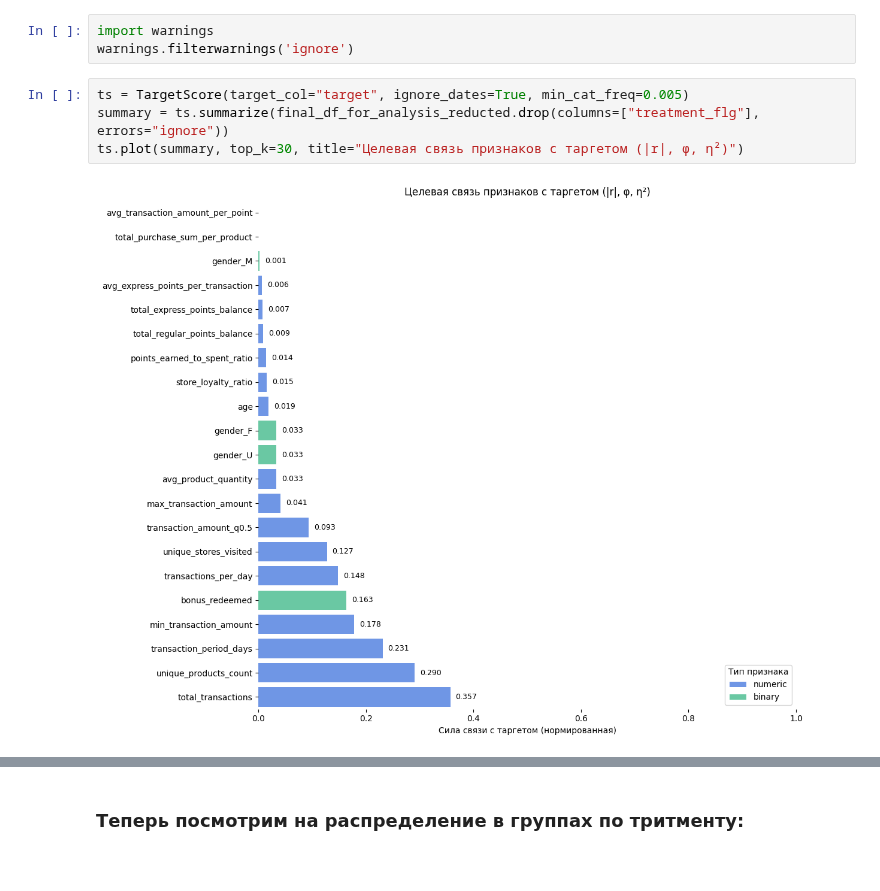
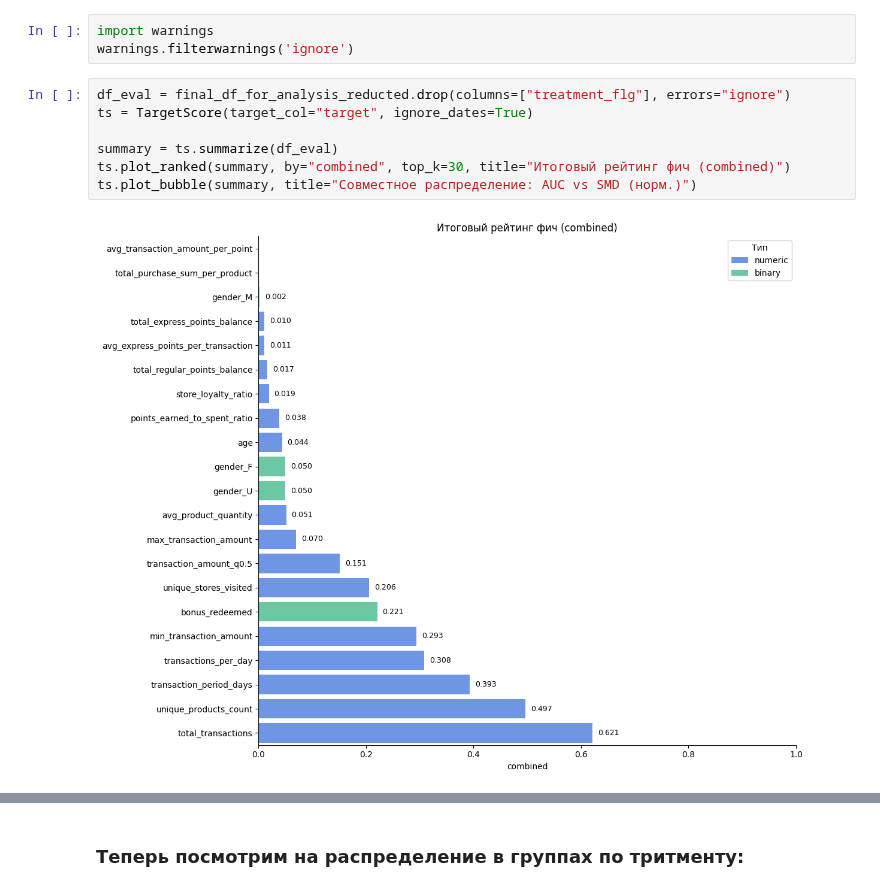
Before and after one commit to VShilovich/uplift-modeling-hse, a Jupyter notebook: EDA/eda.ipynb, the cells around one changed output, grey strips where cells are left out. Drawn from its saved outputs; the diff is of its cells as text.

Commit message:
Corrected the analysis of target distribution from features, interpretation will be added in next commit

```diff
--- a/EDA/eda.ipynb
+++ b/EDA/eda.ipynb
@@ -664,8 +660,11 @@ class TargetScore:
 import warnings
 warnings.filterwarnings('ignore')
 # %%
-ts = TargetScore(target_col="target", ignore_dates=True, min_cat_freq=0.005)
-summary = ts.summarize(final_df_for_analysis_reducted.drop(columns=["treatment_flg"], errors="ignore"))
-ts.plot(summary, top_k=30, title="Целевая связь признаков с таргетом (|r|, φ, η²)")
+df_eval = final_df_for_analysis_reducted.drop(columns=["treatment_flg"], errors="ignore")
+ts = TargetScore(target_col="target", ignore_dates=True)
+
+summary = ts.summarize(df_eval)
+ts.plot_ranked(summary, by="combined", top_k=30, title="Итоговый рейтинг фич (combined)")
+ts.plot_bubble(summary, title="Совместное распределение: AUC vs SMD (норм.)")
 # %% [output]
-[figure, old version]
+[figure, new version]
```
Also changed, not shown: parts of 10 cells of this notebook.
